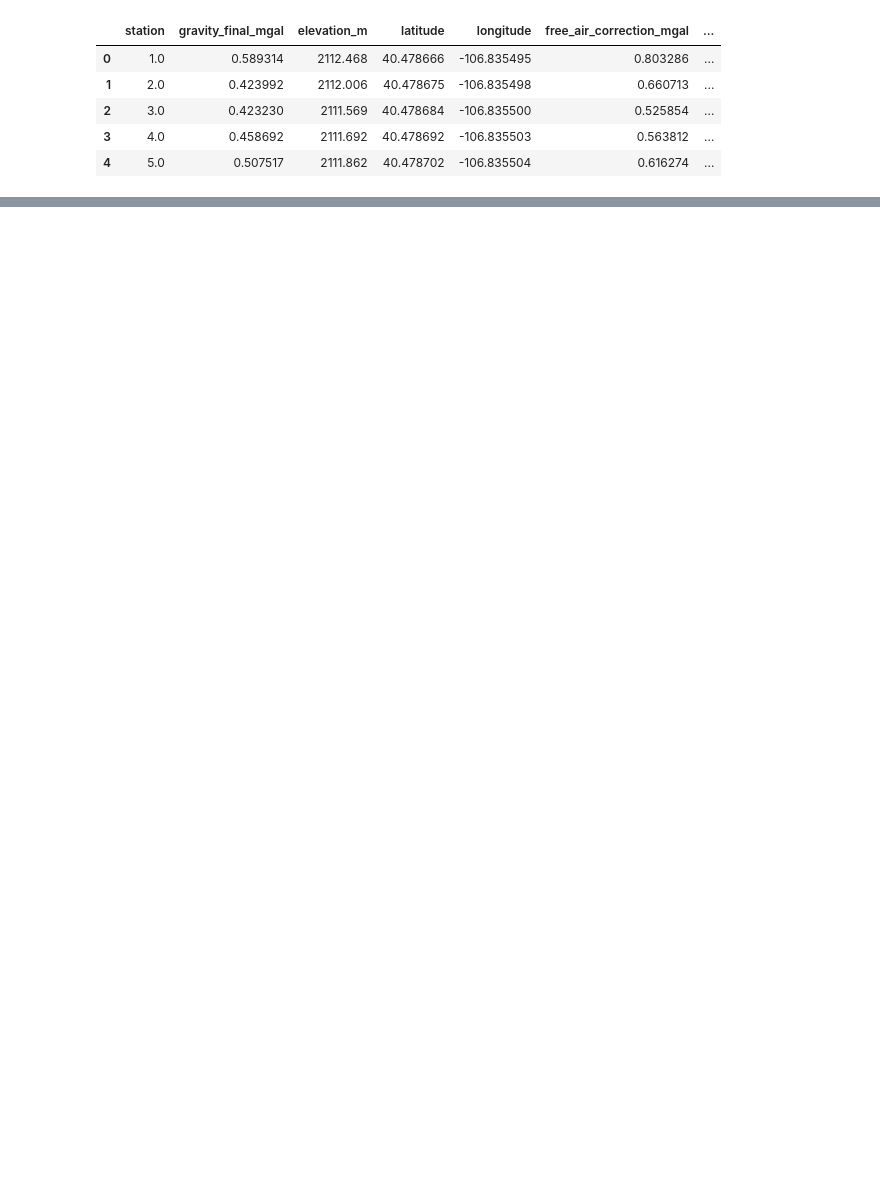
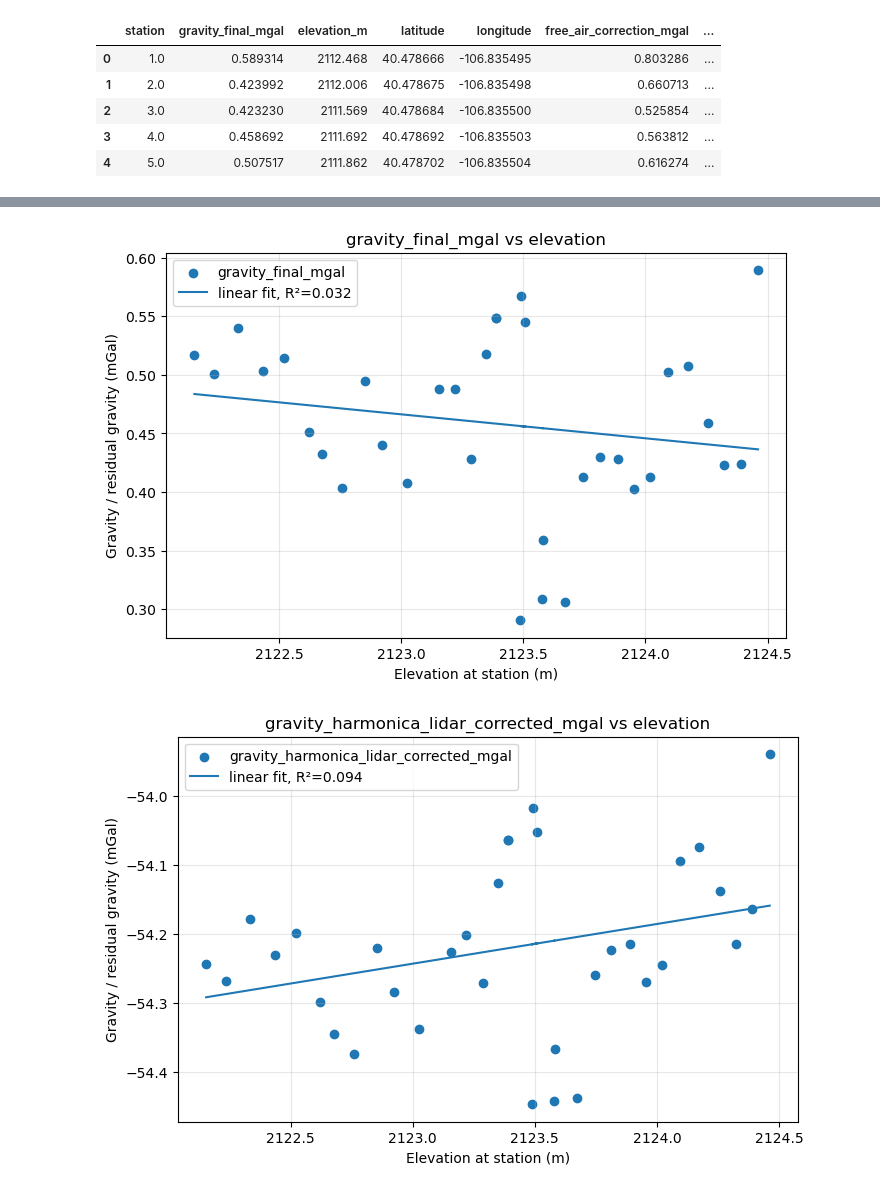
Before and after one commit to tessamurphy16/Geophysical-Characterization-of-the-Historic-Onyx-Mine-in-Steamboat-Springs-CO.-, a Jupyter notebook: notebooks/WORKING ipynb files/Gravity_LiDAR_Terrain_Corrections.ipynb, the cells around one changed output, grey strips where cells are left out. Saved outputs shown, nothing was run; the diff lists cells and outputs as text; code cells hidden in the pictures; blank space fills up the shorter version.

```diff
--- a/notebooks/WORKING ipynb files/Gravity_LiDAR_Terrain_Corrections.ipynb
+++ b/notebooks/WORKING ipynb files/Gravity_LiDAR_Terrain_Corrections.ipynb
@@ -244,0 +260,40 @@ Bounds: BoundingBox(left=2626000.0, bottom=1424000.0, right=2629000.0, top=14270
+# %%
+def plot_gravity_vs_elevation(out):
+    df = out.copy()
+
+    if "dem_elevation_m_at_station" in df.columns:
+        elev_col = "dem_elevation_m_at_station"
+    else:
+        elev_col = "elevation_m"
+
+    gravity_cols = [
+        "gravity_final_mgal",
+        "gravity_harmonica_lidar_corrected_mgal",
+    ]
+
+    gravity_cols = [c for c in gravity_cols if c in df.columns]
+
+    for col in gravity_cols:
+        temp = df[[elev_col, col, "station"]].dropna()
+
+        x = temp[elev_col].values.reshape(-1, 1)
+        y = temp[col].values
+
+        model = LinearRegression()
+        model.fit(x, y)
+        y_pred = model.predict(x)
+
+        plt.figure(figsize=(8, 5))
+        plt.scatter(temp[elev_col], y, label=col)
+        plt.plot(temp[elev_col], y_pred, label=f"linear fit, R²={r2_score(y, y_pred):.3f}")
+        plt.xlabel("Elevation at station (m)")
+        plt.ylabel("Gravity / residual gravity (mGal)")
+        plt.title(f"{col} vs elevation")
+        plt.grid(True, alpha=0.3)
+        plt.legend()
+        plt.show()
+# %%
+plot_gravity_vs_elevation(out)
+# %% [output]
+[figure, added]
+[figure, added]
```
Also changed, not shown: parts of 21 cells of this notebook, 1 other file.
